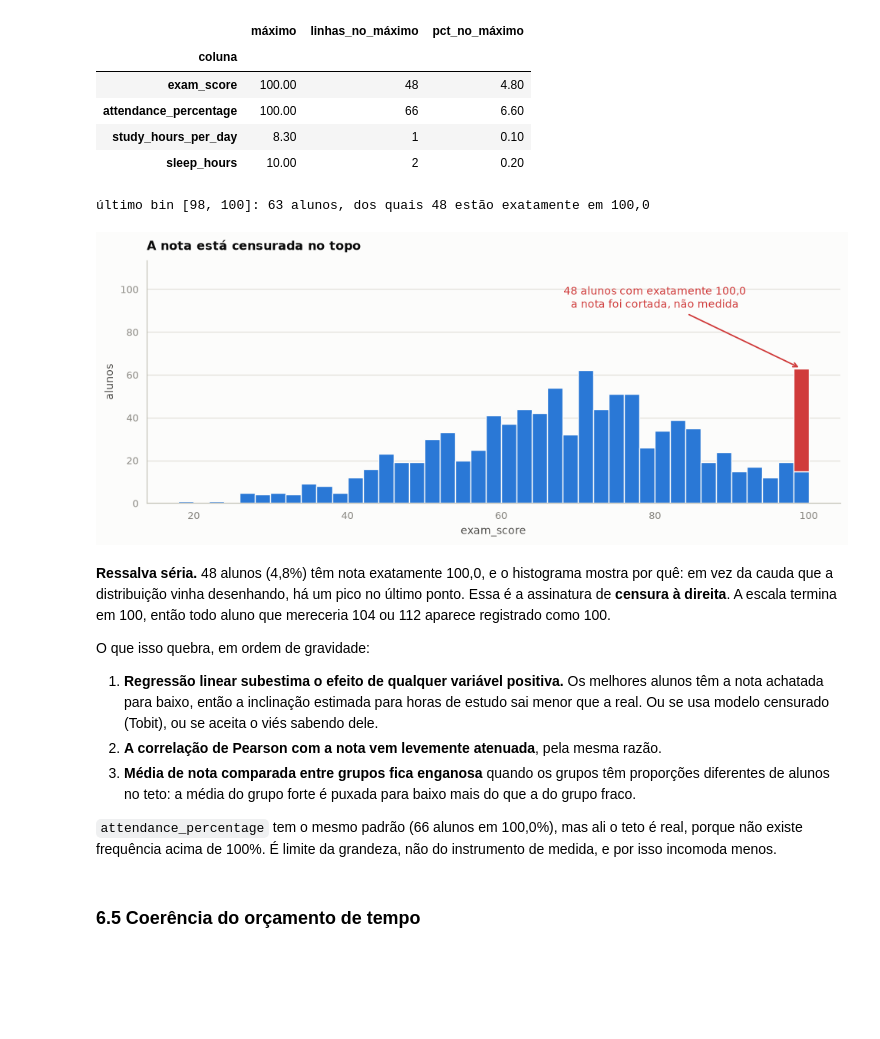
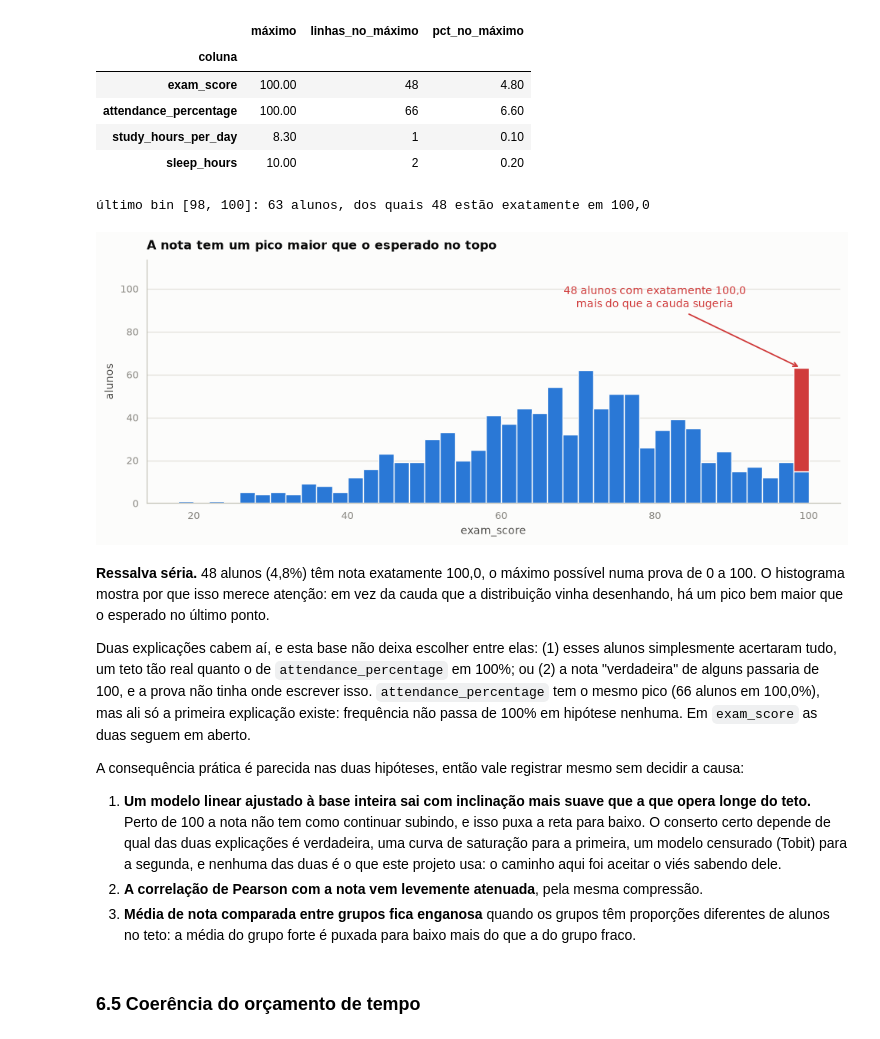
Before and after one commit to AnaCris007/Data-Analysis, a Jupyter notebook: notebooks/01_exploracao_inicial.ipynb, the cells around one changed output. Cells and saved outputs as stored; diff of their text form; code cells hidden in the pictures; blank space fills up the shorter version.

```diff
--- a/notebooks/01_exploracao_inicial.ipynb
+++ b/notebooks/01_exploracao_inicial.ipynb
@@ -565,46 +565,46 @@ n_teto = int((df["exam_score"] == 100).sum())
 # seja literalmente o número anotado, e não o bin [98, 100] inteiro.
 alturas, _, _ = ax.hist(
     df.loc[df["exam_score"] < 100, "exam_score"],
     bins=np.arange(18, 101, 2), color=COR["serie_1"],
     edgecolor=COR["superficie"], linewidth=0.9,
 )
 ax.bar(
     99, n_teto, bottom=alturas[-1], width=2,
     color=COR["critico"], edgecolor=COR["superficie"], linewidth=0.9,
 )
 
 topo = alturas[-1] + n_teto
 ax.annotate(
     f"{n_teto} alunos com exatamente 100,0"
-    "\na nota foi cortada, não medida",
+    "\nmais do que a cauda sugeria",
     xy=(99, topo), xytext=(80, topo * 1.45),
     color=COR["critico"], fontsize=9, ha="center",
     arrowprops=dict(arrowstyle="->", color=COR["critico"], linewidth=1.2),
 )
 
 print(f"último bin [98, 100]: {int(topo)} alunos, "
       f"dos quais {n_teto} estão exatamente em 100,0")
 
-ax.set_title("A nota está censurada no topo")
+ax.set_title("A nota tem um pico maior que o esperado no topo")
 ax.set_xlabel("exam_score")
 ax.set_ylabel("alunos")
 ax.set_ylim(0, max(alturas.max(), topo) * 1.8)
 so_grade(ax)
 plt.tight_layout()
 plt.show()
 # %% [output]
 último bin [98, 100]: 63 alunos, dos quais 48 estão exatamente em 100,0
-[figure, old version]
+[figure, new version]
 # %% [markdown]
-**Ressalva séria.** 48 alunos (4,8%) têm nota exatamente 100,0, e o histograma mostra por quê: em vez da cauda que a distribuição vinha desenhando, há um pico no último ponto. Essa é a assinatura de **censura à direita**. A escala termina em 100, então todo aluno que mereceria 104 ou 112 aparece registrado como 100.
+**Ressalva séria.** 48 alunos (4,8%) têm nota exatamente 100,0, o máximo possível numa prova de 0 a 100. O histograma mostra por que isso merece atenção: em vez da cauda que a distribuição vinha desenhando, há um pico bem maior que o esperado no último ponto.
 
-O que isso quebra, em ordem de gravidade:
+Duas explicações cabem aí, e esta base não deixa escolher entre elas: (1) esses alunos simplesmente acertaram tudo, um teto tão real quanto o de `attendance_percentage` em 100%; ou (2) a nota "verdadeira" de alguns passaria de 100, e a prova não tinha onde escrever isso. `attendance_percentage` tem o mesmo pico (66 alunos em 100,0%), mas ali só a primeira explicação existe: frequência não passa de 100% em hipótese nenhuma. Em `exam_score` as duas seguem em aberto.
 
-1. **Regressão linear subestima o efeito de qualquer variável positiva.** Os melhores alunos têm a nota achatada para baixo, então a inclinação estimada para horas de estudo sai menor que a real. Ou se usa modelo censurado (Tobit), ou se aceita o viés sabendo dele.
-2. **A correlação de Pearson com a nota vem levemente atenuada**, pela mesma razão.
+A consequência prática é parecida nas duas hipóteses, então vale registrar mesmo sem decidir a causa:
+
+1. **Um modelo linear ajustado à base inteira sai com inclinação mais suave que a que opera longe do teto.** Perto de 100 a nota não tem como continuar subindo, e isso puxa a reta para baixo. O conserto certo depende de qual das duas explicações é verdadeira, uma curva de saturação para a primeira, um modelo censurado (Tobit) para a segunda, e nenhuma das duas é o que este projeto usa: o caminho aqui foi aceitar o viés sabendo dele.
+2. **A correlação de Pearson com a nota vem levemente atenuada**, pela mesma compressão.
 3. **Média de nota comparada entre grupos fica enganosa** quando os grupos têm proporções diferentes de alunos no teto: a média do grupo forte é puxada para baixo mais do que a do grupo fraco.
-
-`attendance_percentage` tem o mesmo padrão (66 alunos em 100,0%), mas ali o teto é real, porque não existe frequência acima de 100%. É limite da grandeza, não do instrumento de medida, e por isso incomoda menos.
 # %% [markdown]
 ### 6.5 Coerência do orçamento de tempo
 # %%
```
Also changed, not shown: parts of 2 cells of this notebook, 3 other files.
